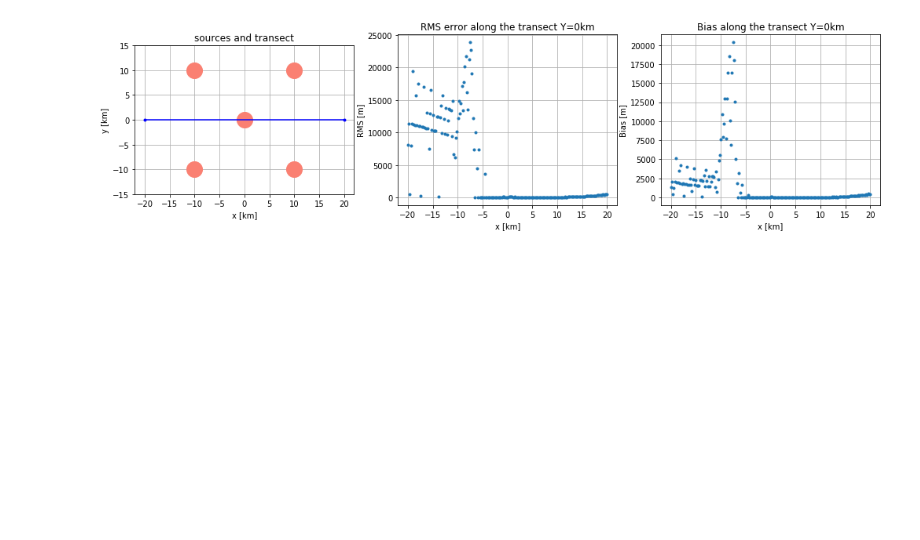
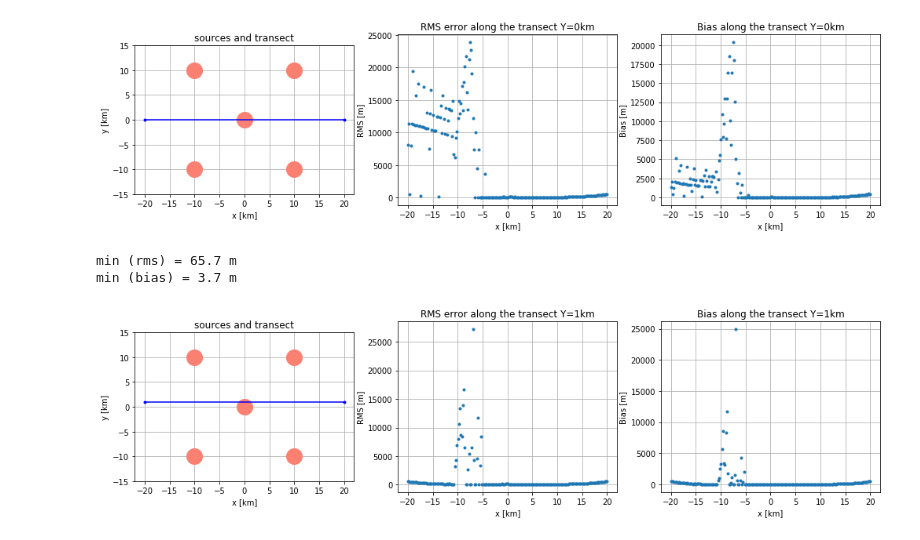
Before and after one commit to ponchama/Cognac_Acoustique, a Jupyter notebook: Geolocation/demo_in_progress.ipynb, the cells around one changed output. Drawn from its saved outputs; the diff is of its cells as text; code cells hidden in the pictures; blank space fills up the shorter version.

Commit message:
new transects

```diff
--- a/Geolocation/demo_in_progress.ipynb
+++ b/Geolocation/demo_in_progress.ipynb
@@ -497,3 +499,12 @@ plot_transect(sources, X, Y, RMS_t20_5sources, Biais_t20_5sources)
 min (rms) = 63.8 m
 min (bias) = 0.9 m
 [figure]
+# %%
+Y=1000.
+RMS_y1_5sources, Biais_y1_5sources = transect (sources, X, Y, Nmc, var)
+# %%
+plot_transect(sources, X, Y, RMS_y1_5sources, Biais_y1_5sources)
+# %% [output]
+min (rms) = 65.7 m
+min (bias) = 3.7 m
+[figure, added]
```
Also changed, not shown: parts of 7 cells of this notebook.
